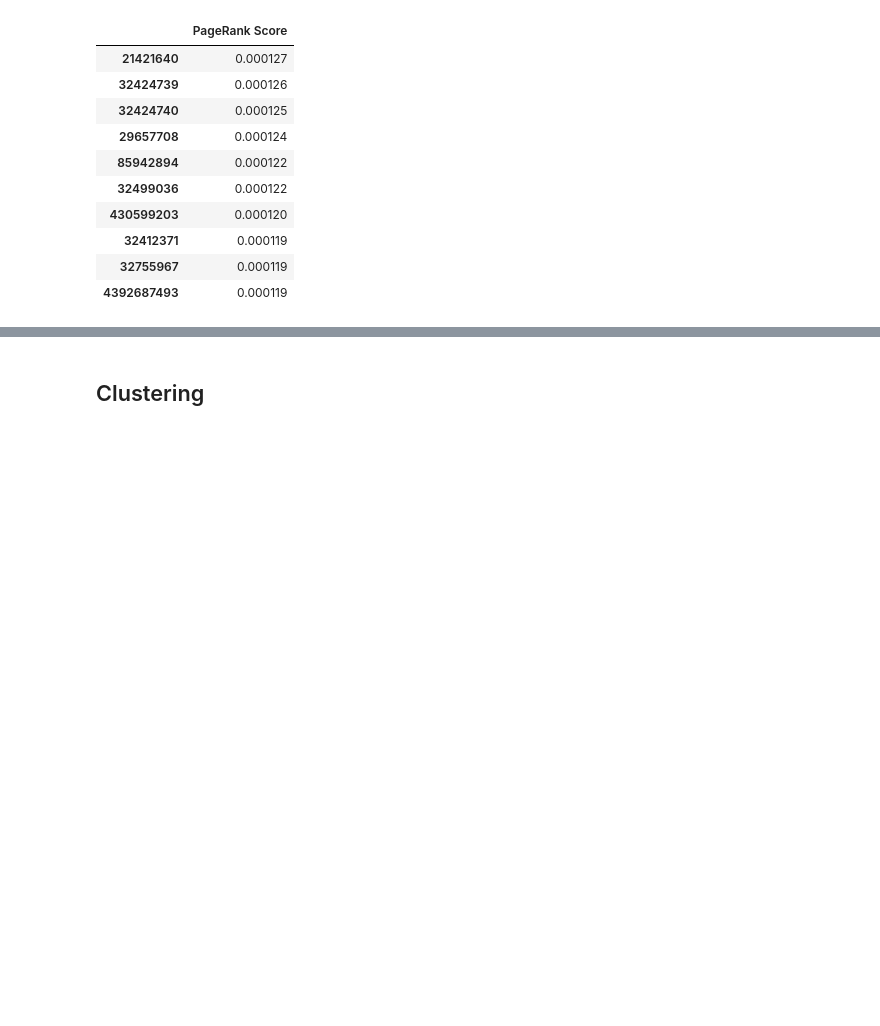
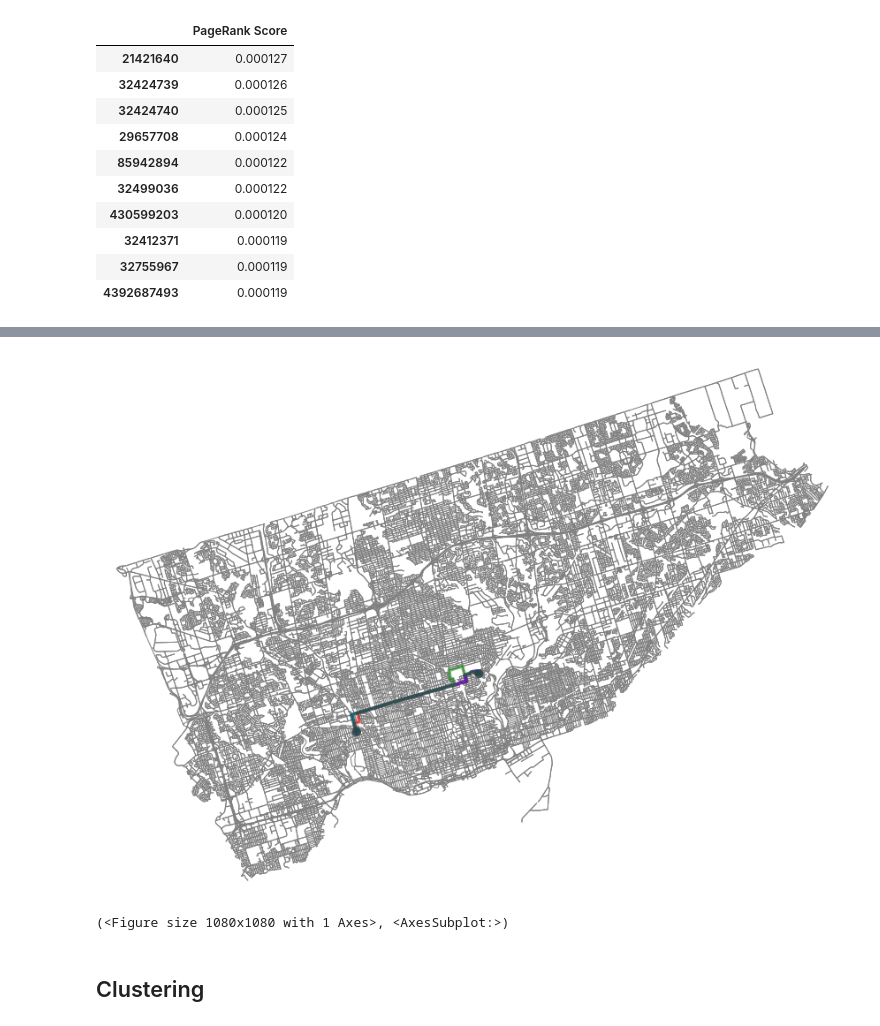
Before and after one commit to Inder-Dhillon/Toronto-Accidents-As-A-Network, a Jupyter notebook: Project_Notebook.ipynb, the cells around one changed output, grey strips where cells are left out. Saved outputs shown, nothing was run; the diff lists cells and outputs as text; code cells hidden in the pictures; blank space fills up the shorter version.

```diff
--- a/Project_Notebook.ipynb
+++ b/Project_Notebook.ipynb
@@ -173,2 +162,7 @@ plot_route(route_risk, 'g')
+# %%
+glytics.plot_all_routes(G, orig, dest)
+# %% [output]
+[figure, added]
+(<Figure size 1080x1080 with 1 Axes>, <AxesSubplot:>)
 # %% [markdown]
 ## Clustering
```
Also changed, not shown: parts of 45 cells of this notebook.
